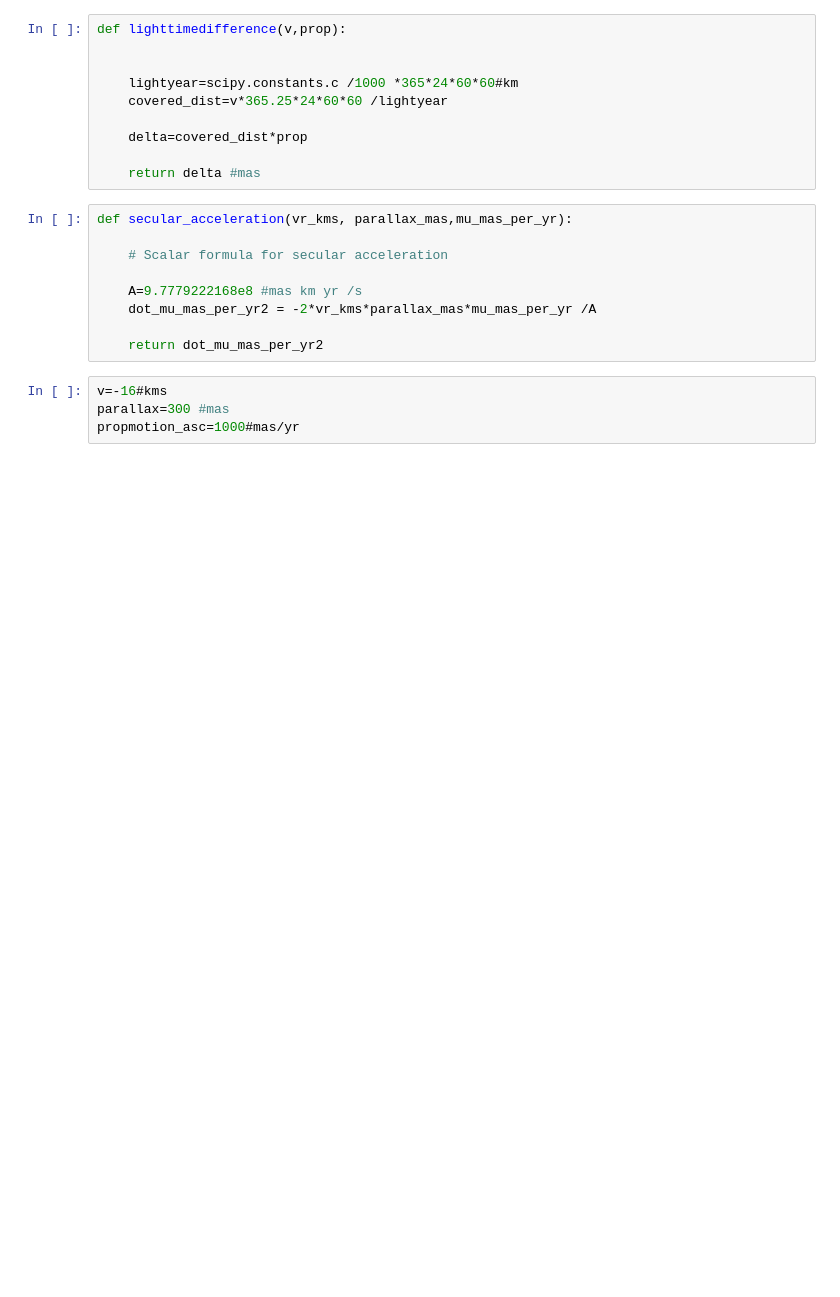
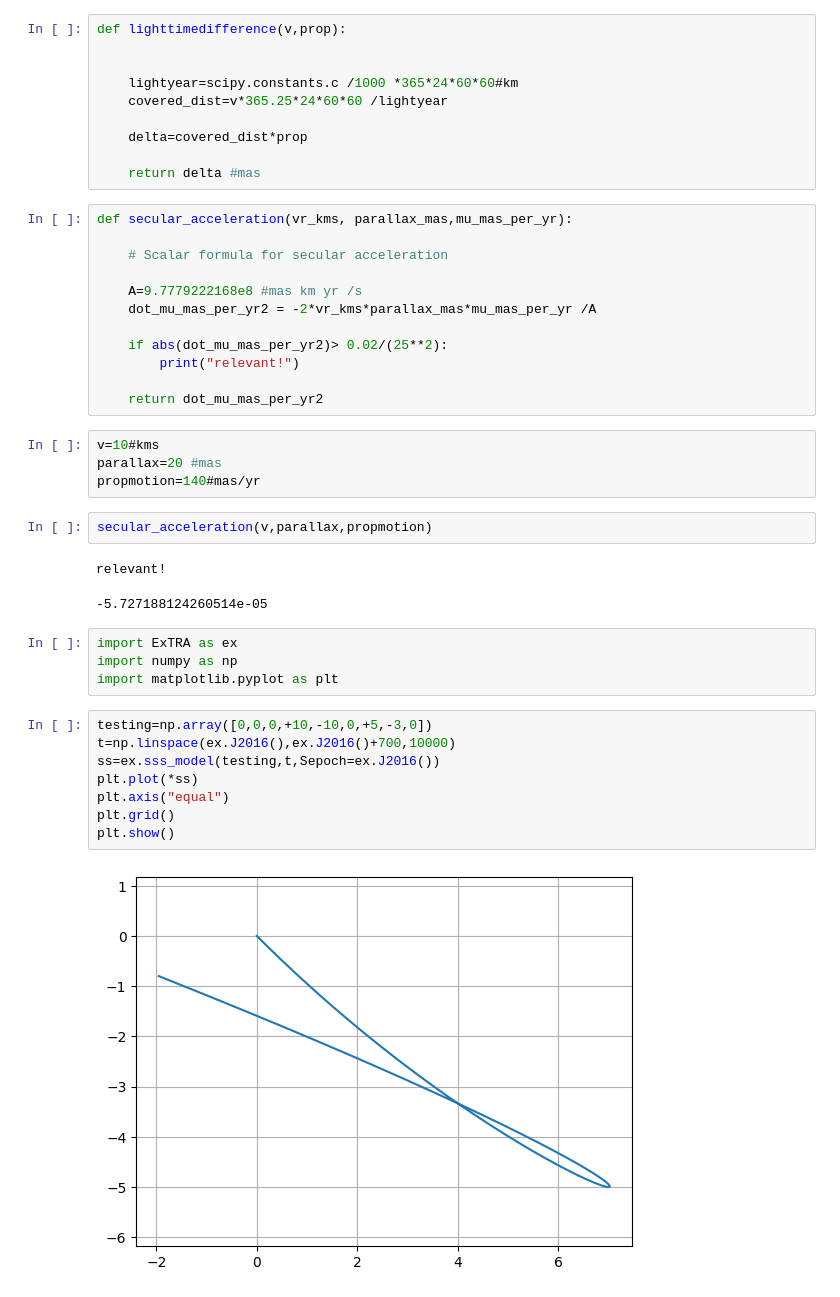
Before and after one commit to TSchiwy/ExTRA, a Jupyter notebook: effect_calc.ipynb, the cells around one changed output. Drawn from its saved outputs; the diff is of its cells as text; blank space fills up the shorter version.

Commit message:
7 and 9 parameter model added

```diff
--- a/effect_calc.ipynb
+++ b/effect_calc.ipynb
@@ -23,8 +23,30 @@ def secular_acceleration(vr_kms, parallax_mas,mu_mas_per_yr):
     A=9.7779222168e8 #mas km yr /s
     dot_mu_mas_per_yr2 = -2*vr_kms*parallax_mas*mu_mas_per_yr /A
 
+    if abs(dot_mu_mas_per_yr2)> 0.02/(25**2):
+        print("relevant!")
+
     return dot_mu_mas_per_yr2
 # %%
-v=-16#kms
-parallax=300 #mas
-propmotion_asc=1000#mas/yr
+v=10#kms
+parallax=20 #mas
+propmotion=140#mas/yr
+# %%
+secular_acceleration(v,parallax,propmotion)
+# %% [output]
+relevant!
+-5.727188124260514e-05
+# %%
+import ExTRA as ex
+import numpy as np
+import matplotlib.pyplot as plt
+# %%
+testing=np.array([0,0,0,+10,-10,0,+5,-3,0])
+t=np.linspace(ex.J2016(),ex.J2016()+700,10000)
+ss=ex.sss_model(testing,t,Sepoch=ex.J2016())
+plt.plot(*ss)
+plt.axis("equal")
+plt.grid()
+plt.show()
+# %% [output]
+[figure, added]
```
Also changed, not shown: parts of 1 cell of this notebook, 3 other files.
